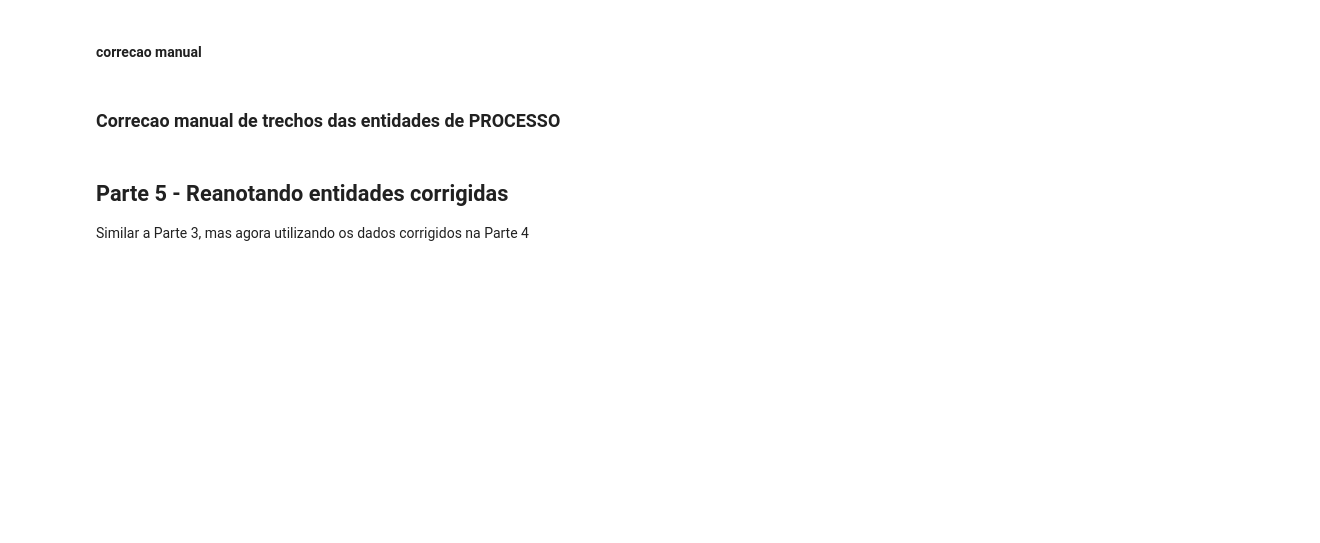
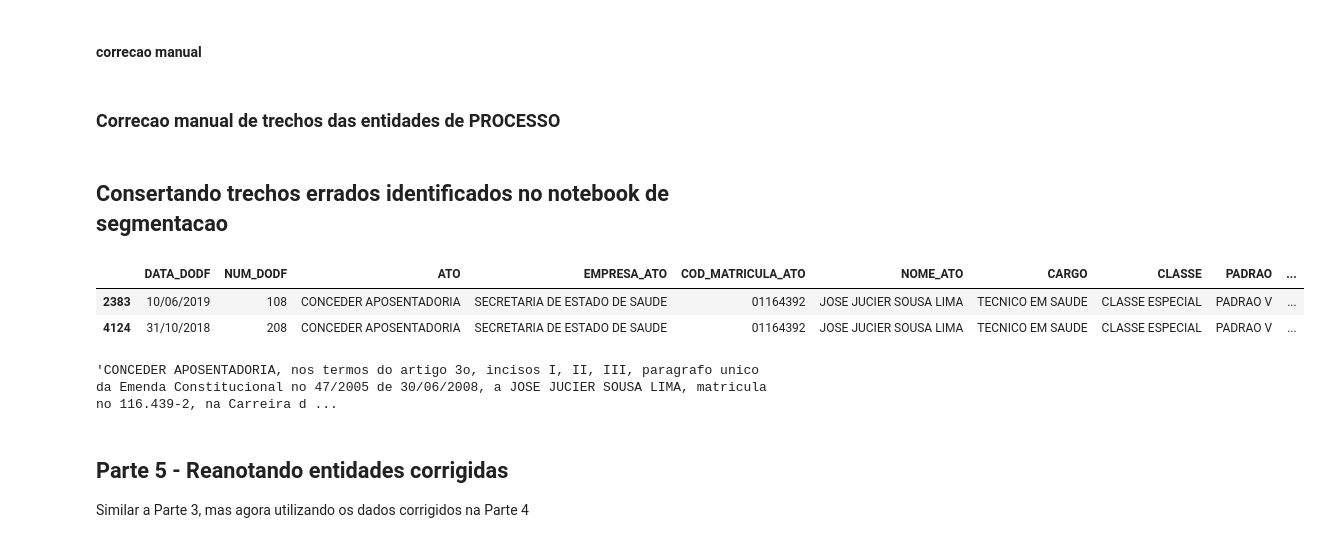
Before and after one commit to UnB-KnEDLe/experiments, a Jupyter notebook: members/jose_reinaldo/TCDF_aposentadoria/Preprocess_data.ipynb, the cells around one changed output. Cells and saved outputs as stored; diff of their text form; code cells hidden in the pictures; blank space fills up the shorter version.

Commit message:
Corrigindo preprocessamento dos atos de aposentadoria

```diff
--- a/members/jose_reinaldo/TCDF_aposentadoria/Preprocess_data.ipynb
+++ b/members/jose_reinaldo/TCDF_aposentadoria/Preprocess_data.ipynb
@@ -517,3 +515,17 @@ data.loc[5142, 'PROCESSO'] = "00060-00034069/2018-51"
 
 # Fix row 5170
 data.loc[5170, 'text'] = "A PRESIDENTE DO TRIBUNAL DE CONTAS DO DISTRITO FEDERAL, no uso da atribuicao que lhe confere o art. 68, inc. III, da Lei Complementar no 1, de 9 de maio de 1994, e tendo em vista o que se apresenta no Processo no 24.639/2018-e, RESOLVE: CONCEDER aposentadoria voluntaria a servidora OLGA LEITE DA SILVA, Auxiliar de Administracao Publica, Classe Especial, Padrao 25, matricula no 1109-6, do Quadro de Pessoal dos Servicos Auxiliares desta Corte, fundamentada no art. 3o, incisos I, II e III, e paragrafo unico da Emenda Constitucional no 47/05."
+# %% [markdown]
+## Consertando trechos errados identificados no notebook de segmentacao
+# %%
+aux = data[data['NOME_ATO'] == "JOSE JUCIER SOUSA LIMA"]
+# %%
+aux
+# %% [output]
+|  | DATA_DODF | NUM_DODF | ATO | EMPRESA_ATO | COD_MATRICULA_ATO | NOME_ATO | CARGO | CLASSE | PADRAO | ... |
+| 2383 | 10/06/2019 | 108 | CONCEDER APOSENTADORIA | SECRETARIA DE ESTADO DE SAUDE | 01164392 | JOSE JUCIER SOUSA LIMA | TECNICO EM SAUDE | CLASSE ESPECIAL | PADRAO V | ... |
+| 4124 | 31/10/2018 | 208 | CONCEDER APOSENTADORIA | SECRETARIA DE ESTADO DE SAUDE | 01164392 | JOSE JUCIER SOUSA LIMA | TECNICO EM SAUDE | CLASSE ESPECIAL | PADRAO V | ... |
+# %%
+aux.loc[aux.index[0], 'text']
+# %% [output]
+'CONCEDER APOSENTADORIA, nos termos do artigo 3o, incisos I, II, III, paragrafo unico da Emenda Constitucional no 47/2005 de 30/06/2008, a JOSE JUCIER SOUSA LIMA, matricula no 116.439-2, na Carreira d ...
```
Also changed, not shown: parts of 5 cells of this notebook, 3 other files.
